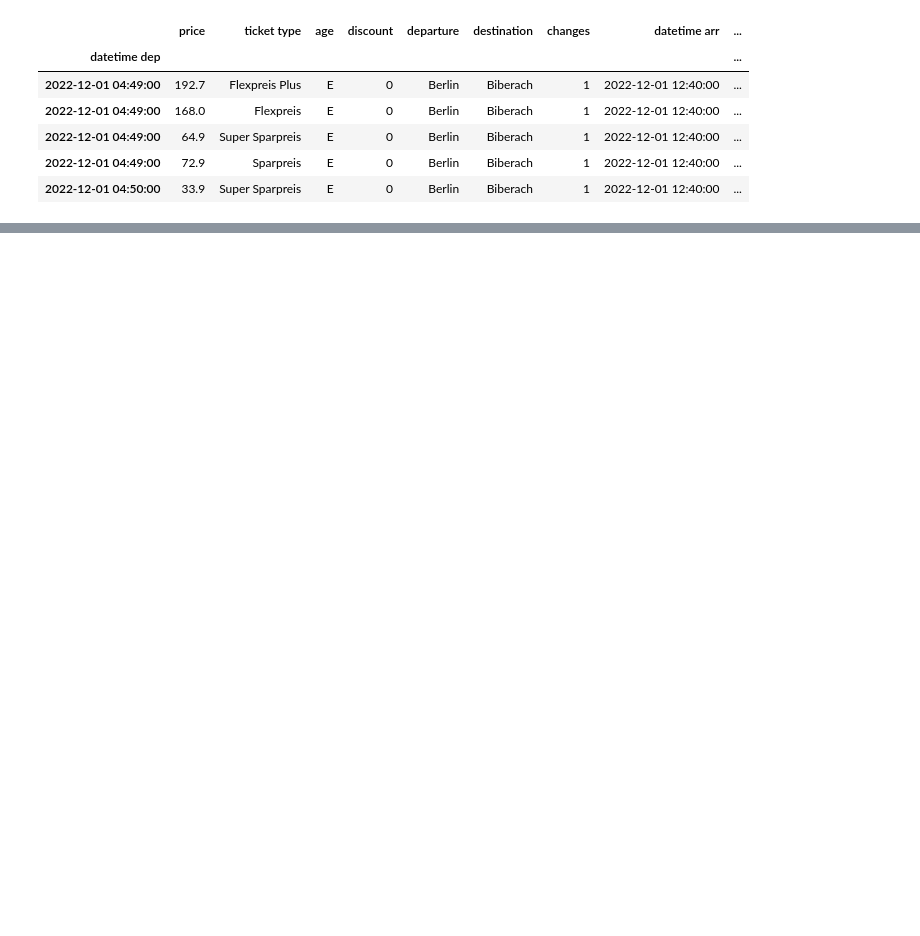
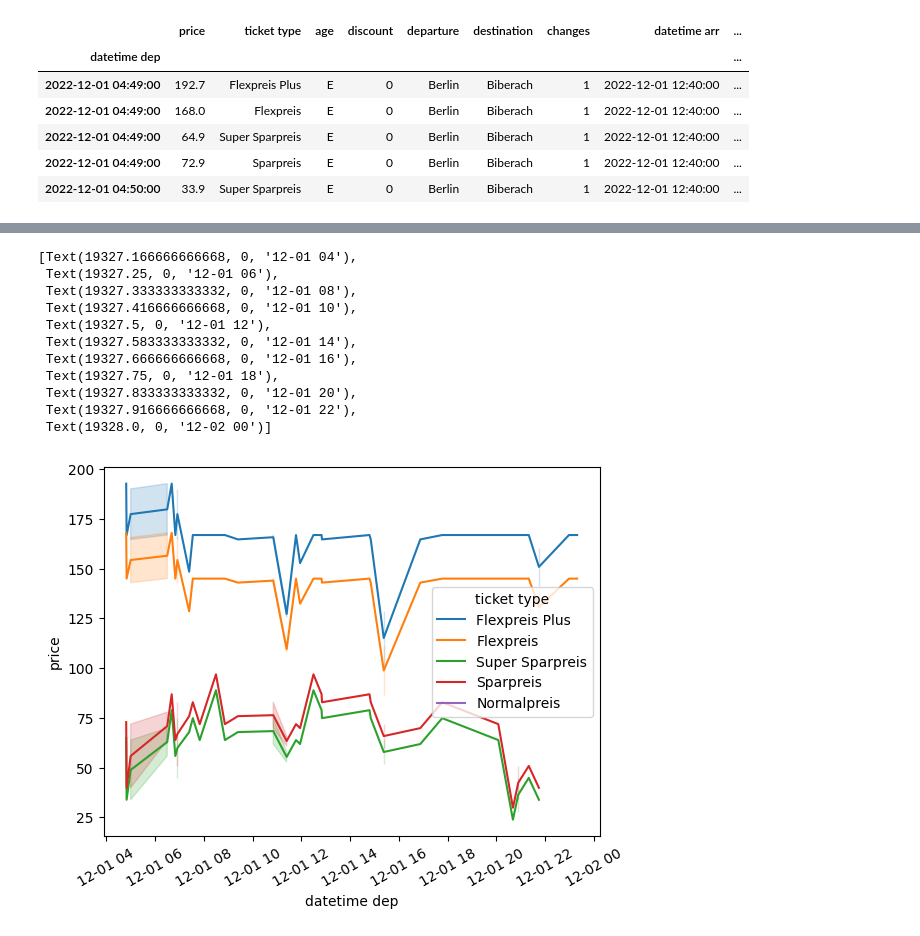
Before and after one commit to emely3h/SE_25_Data_Science, a Jupyter notebook: final_project/clean-data.ipynb, the cells around one changed output, grey strips where cells are left out. Drawn from its saved outputs; the diff is of its cells as text; code cells hidden in the pictures; blank space fills up the shorter version.

```diff
--- a/final_project/clean-data.ipynb
+++ b/final_project/clean-data.ipynb
@@ -201,0 +243,16 @@ ValueError: cannot reindex on an axis with duplicate labels
+# %%
+plot2 = sb.lineplot(data=df,x=df.index, y='price', hue='ticket type')
+plot2.set_xticklabels(plot2.get_xticklabels(),rotation = 30)
+# %% [output]
+[Text(19327.166666666668, 0, '12-01 04'),
+ Text(19327.25, 0, '12-01 06'),
+ Text(19327.333333333332, 0, '12-01 08'),
+ Text(19327.416666666668, 0, '12-01 10'),
+ Text(19327.5, 0, '12-01 12'),
+ Text(19327.583333333332, 0, '12-01 14'),
+ Text(19327.666666666668, 0, '12-01 16'),
+ Text(19327.75, 0, '12-01 18'),
+ Text(19327.833333333332, 0, '12-01 20'),
+ Text(19327.916666666668, 0, '12-01 22'),
+ Text(19328.0, 0, '12-02 00')]
+[figure, added]
```
Also changed, not shown: parts of 7 cells of this notebook, 2 other files.
